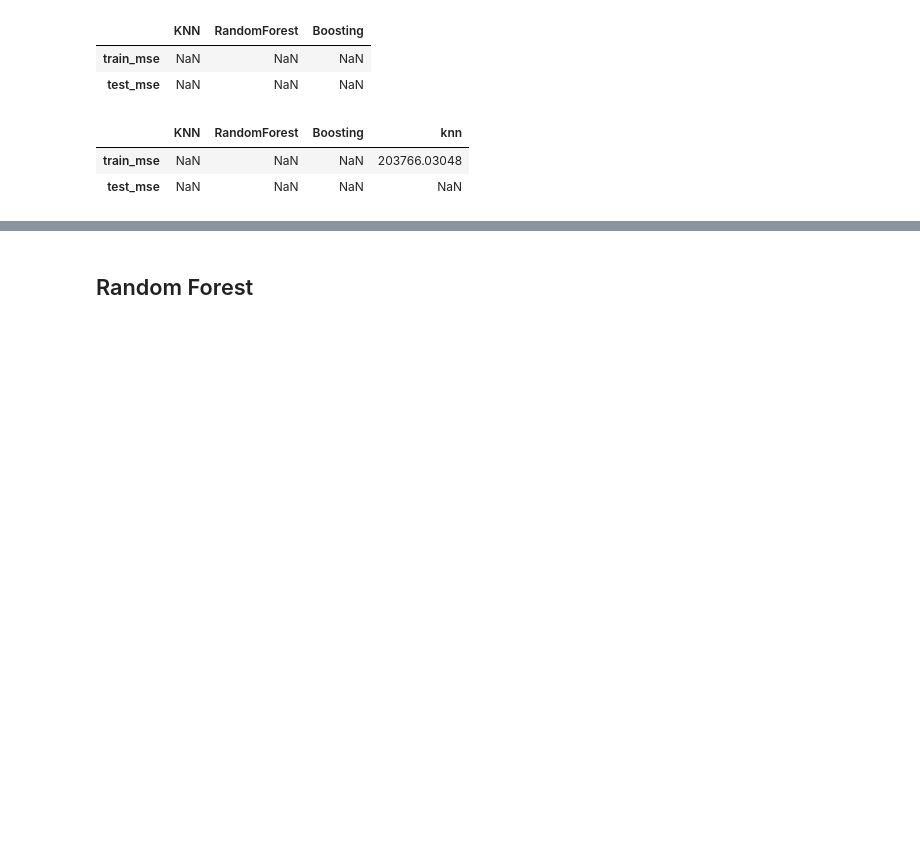
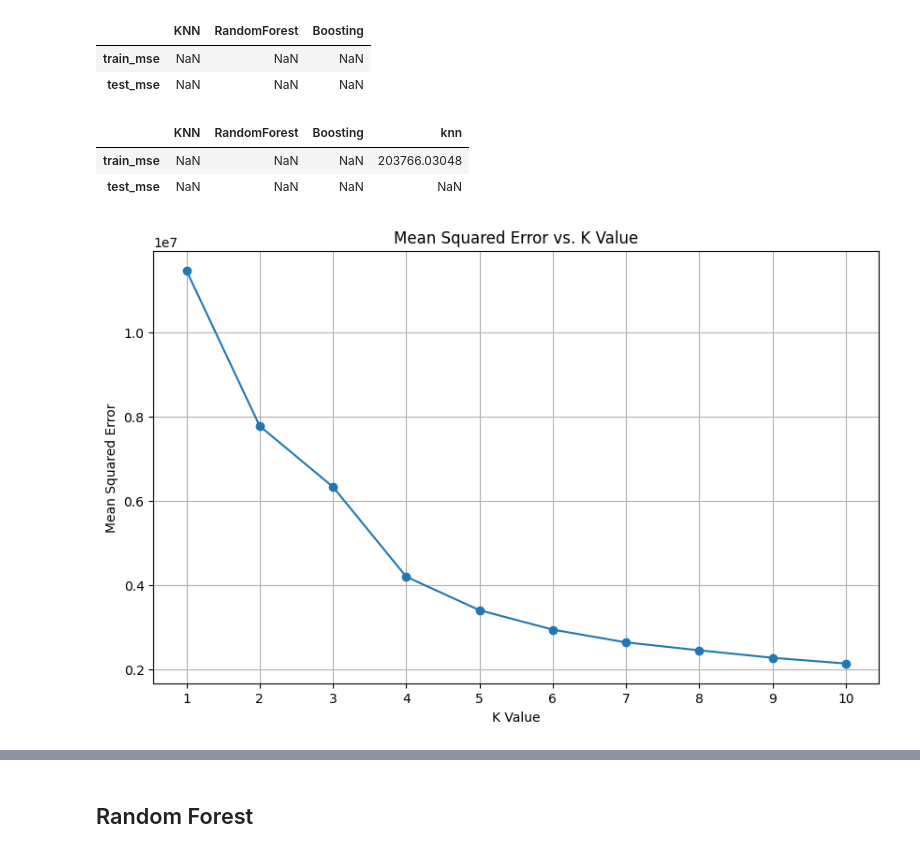
Before and after one commit to 337ubaid/dicoding-ml-terapan, a Jupyter notebook: predictive-analytics/diamond-predict.ipynb, the cells around one changed output, grey strips where cells are left out. Drawn from its saved outputs; the diff is of its cells as text; code cells hidden in the pictures; blank space fills up the shorter version.

Commit message:
final diamond-predict

```diff
--- a/predictive-analytics/diamond-predict.ipynb
+++ b/predictive-analytics/diamond-predict.ipynb
@@ -352,3 +434,34 @@ models
 |  | KNN | RandomForest | Boosting | knn |
 | train_mse | NaN | NaN | NaN | 203766.03048 |
 | test_mse | NaN | NaN | NaN | NaN |
+# %%
+# Testing Performance between K=1 to K=10
+mse_values = []
+
+for k in range(1, 11):
+    #initiate KNN Regressor
+    knn = KNeighborsRegressor(n_neighbors=k)
+
+    #fit the model
+    knn.fit(X_train, y_train)
+
+    #predict the model
+    y_pred = knn.predict(X_test)
+
+    #calculate the mse
+    mse = mean_squared_error(y_pred = y_pred, y_true=y_test)
+
+    #append the mse to mse_values
+    mse_values.append(mse)
+# %%
+# Visualisasikan MSE untuk setiap nilai K
+plt.figure(figsize=(10, 6))
+plt.plot(range(1, 11), mse_values, marker='o', linestyle='-')
+plt.title('Mean Squared Error vs. K Value')
+plt.xlabel('K Value')
+plt.ylabel('Mean Squared Error')
+plt.xticks(range(1, 11))
+plt.grid(True)
+plt.show()
+# %% [output]
+[figure, added]
```
Also changed, not shown: parts of 32 cells of this notebook.
